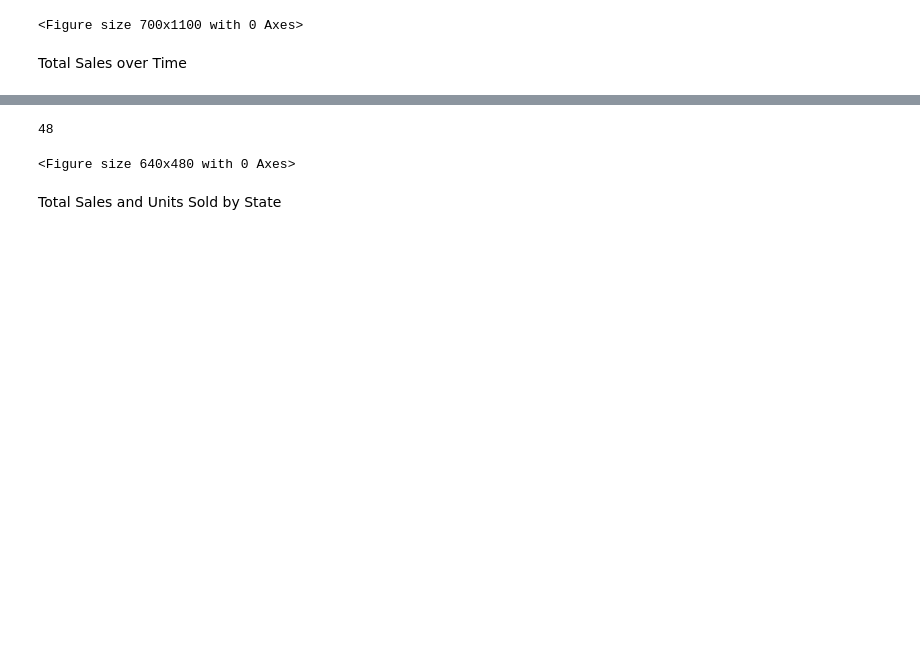
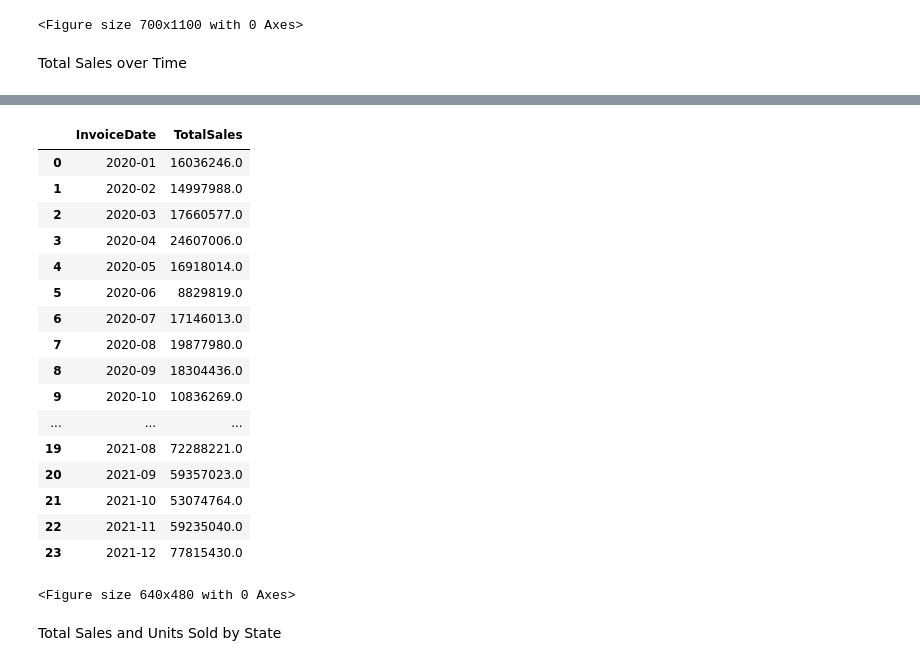
Before and after one commit to juto-shogan/adidas-Analysis, a Jupyter notebook: addidas.ipynb, the cells around one changed output, grey strips where cells are left out. Drawn from its saved outputs; the diff is of its cells as text; code cells hidden in the pictures; blank space fills up the shorter version.

```diff
--- a/addidas.ipynb
+++ b/addidas.ipynb
@@ -90,36 +85,52 @@ df.head(10)
 # %%
 # Graph Logic
 
 # 1. Convert 'InvoiceDate' to datetime format
 df['InvoiceDate'] = pd.to_datetime(df['InvoiceDate'])
 
 # Format the dates to "yyyy-mm" format
 df['InvoiceDate'] = df['InvoiceDate'].dt.strftime('%Y-%m')
 
 # 2. Group data by year, month, etc. (choose your desired time granularity)
 total_sales_over_time = df.groupby([df['InvoiceDate']])['TotalSales'].sum().reset_index()
 
 # 3. Create the plot
 fig = px.line(
     data_frame=total_sales_over_time,
     x='InvoiceDate',  # Replace with your time column name if different
     y='TotalSales',
     title='Total Sales Over Time'
 )
 
 # 4. Customize the plot
 fig.update_layout(
     xaxis_title='Year',  # Adjust title based on your time granularity
     yaxis_title='Total Sales',
     xaxis_tickformat="%Y-%m"
 )
 
 fig.show()
 plt.savefig('overtime.png', dpi=300)
-total_sales_over_time.size
+total_sales_over_time
 # %% [output]
+|  | InvoiceDate | TotalSales |
+| 0 | 2020-01 | 16036246.0 |
+| 1 | 2020-02 | 14997988.0 |
+| 2 | 2020-03 | 17660577.0 |
+| 3 | 2020-04 | 24607006.0 |
+| 4 | 2020-05 | 16918014.0 |
+| 5 | 2020-06 | 8829819.0 |
+| 6 | 2020-07 | 17146013.0 |
+| 7 | 2020-08 | 19877980.0 |
+| 8 | 2020-09 | 18304436.0 |
+| 9 | 2020-10 | 10836269.0 |
+| ... | ... | ... |
+| 19 | 2021-08 | 72288221.0 |
+| 20 | 2021-09 | 59357023.0 |
+| 21 | 2021-10 | 53074764.0 |
+| 22 | 2021-11 | 59235040.0 |
+| 23 | 2021-12 | 77815430.0 |
-48
+<Figure size 640x480 with 0 Axes>
-<Figure size 640x480 with 0 Axes>
 # %% [markdown]
 Total Sales and Units Sold by State
 # %%
```
Also changed, not shown: parts of 2 cells of this notebook, 2 other files.
